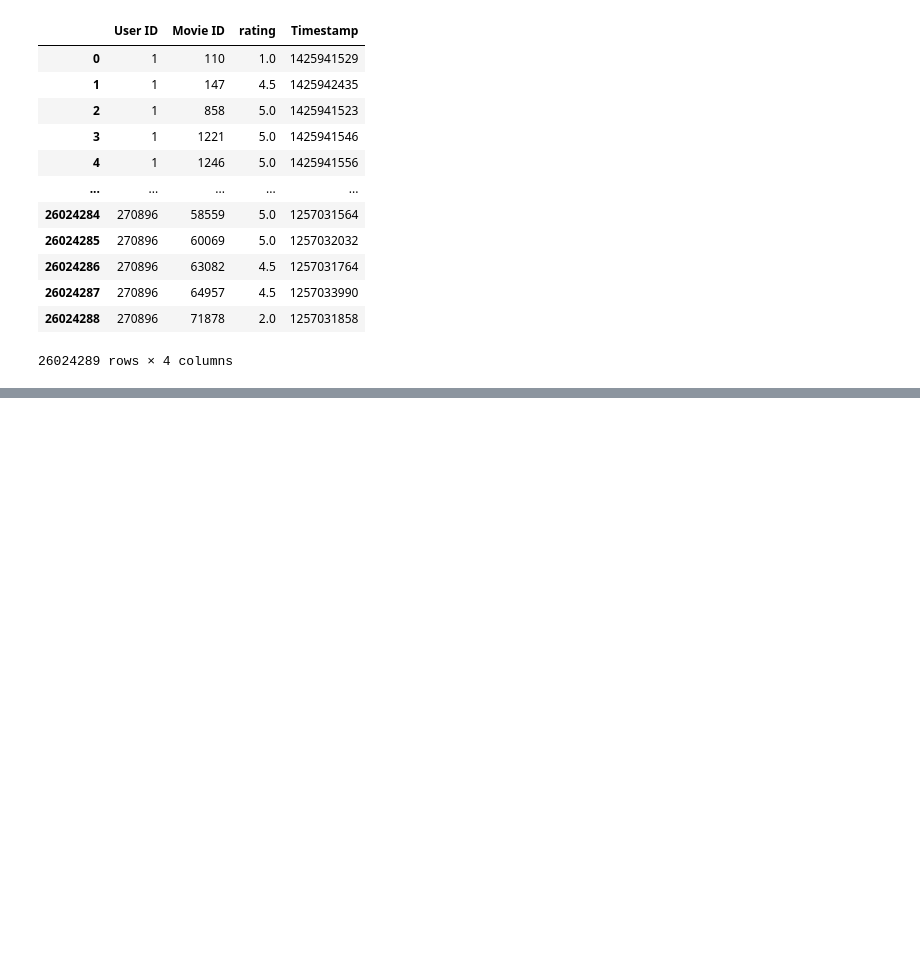
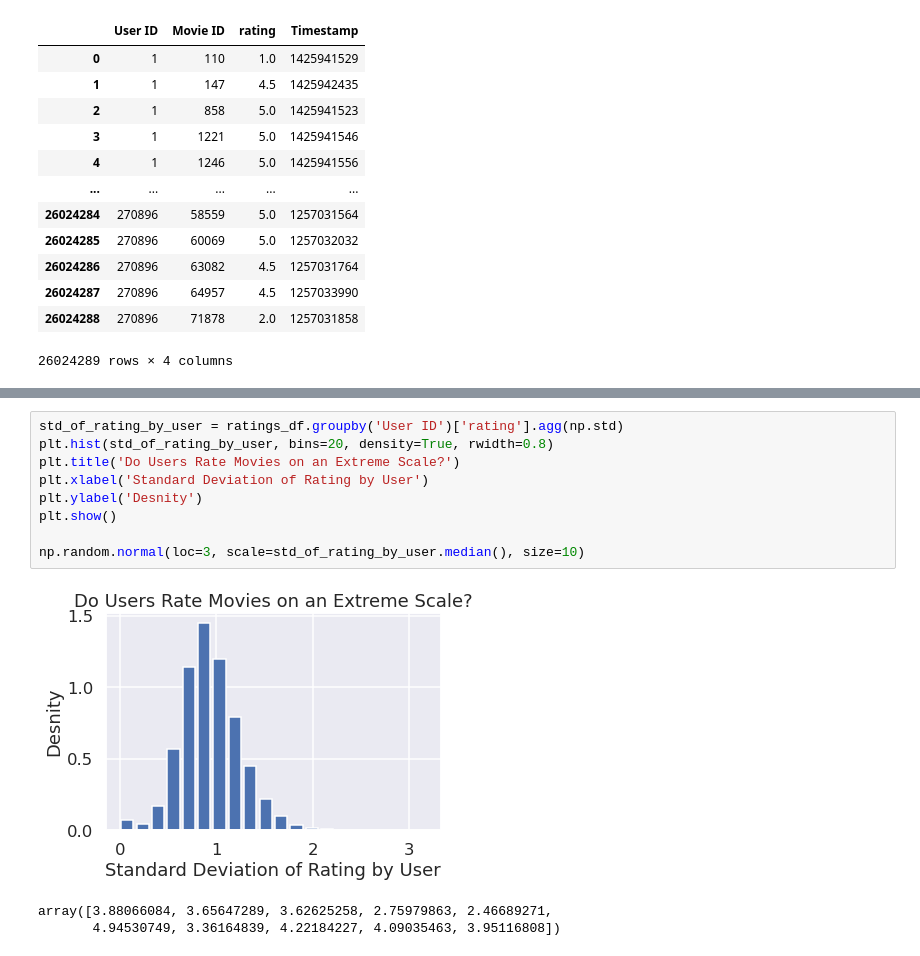
Before and after one commit to xiw019/DS3_MovieReccomenderSystem, a Jupyter notebook: Movies_Recommender_System.ipynb, the cells around one changed output, grey strips where cells are left out. Cells and saved outputs as stored; diff of their text form; blank space fills up the shorter version.

```diff
--- a/Movies_Recommender_System.ipynb
+++ b/Movies_Recommender_System.ipynb
@@ -650,0 +729,13 @@ ratings_df
+# %%
+std_of_rating_by_user = ratings_df.groupby('User ID')['rating'].agg(np.std)
+plt.hist(std_of_rating_by_user, bins=20, density=True, rwidth=0.8)
+plt.title('Do Users Rate Movies on an Extreme Scale?')
+plt.xlabel('Standard Deviation of Rating by User')
+plt.ylabel('Desnity')
+plt.show()
+
+np.random.normal(loc=3, scale=std_of_rating_by_user.median(), size=10)
+# %% [output]
+[figure, added]
+array([3.88066084, 3.65647289, 3.62625258, 2.75979863, 2.46689271,
+       4.94530749, 3.36164839, 4.22184227, 4.09035463, 3.95116808])
```
Also changed, not shown: parts of 54 cells of this notebook.
